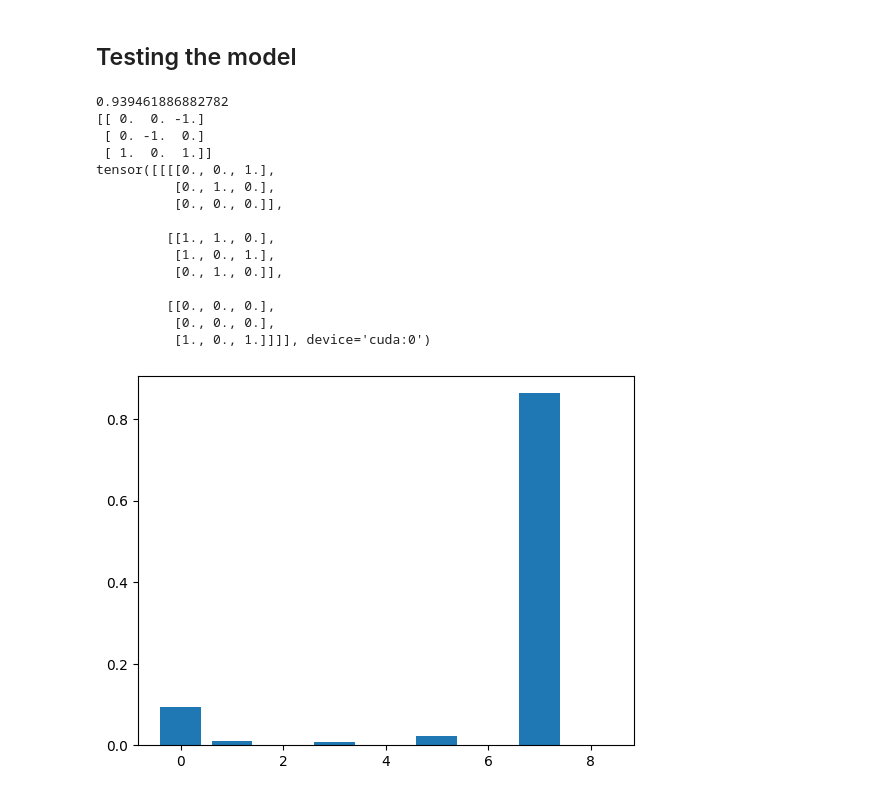
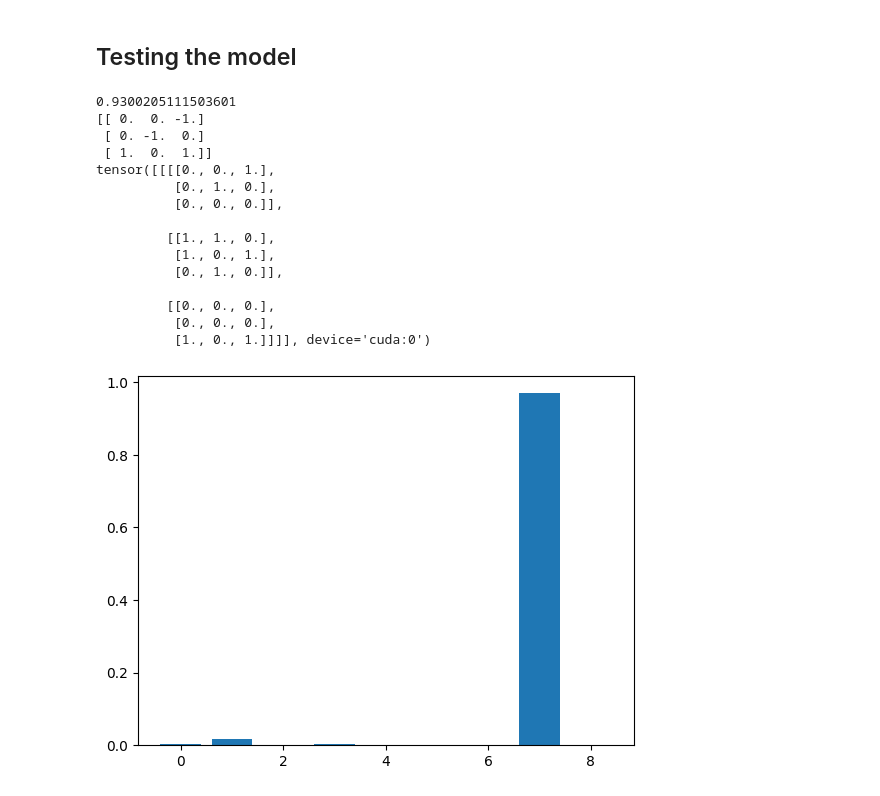
Before and after one commit to Hattinger04/PyTorchProjects, a Jupyter notebook: AlphaZero/AlphaZero.ipynb, the cells around one changed output. Drawn from its saved outputs; the diff is of its cells as text; code cells hidden in the pictures.

```diff
--- a/AlphaZero/AlphaZero.ipynb
+++ b/AlphaZero/AlphaZero.ipynb
@@ -45,6 +45,9 @@ class TicTacToe:
         self.row_count = 3
         self.column_count = 3
         self.action_size = self.row_count * self.column_count
+
+    def __repr__(self):
+        return "TicTacToe"
 
     def get_initial_state(self):
         return np.zeros((self.row_count, self.column_count))
@@ -94,4 +97,9 @@ class TicTacToe:
             (state == -1, state == 0, state == 1)
         ).astype(np.float32)
 
+        # check if batch dim exists
+        # if exists then correct the order
+        if len(state.shape) == 3:
+            encoded_state = np.swapaxes(encoded_state, 0, 1)
+
         return encoded_state
@@ -426,51 +693,53 @@ alphaZero.learn()
 # %% [markdown]
 ## Testing the model
 # %%
-tictactoe = TicTacToe()
+game = TicTacToe()
 
 device = torch.device("cuda" if torch.cuda.is_available() else "cpu")
 
-state = tictactoe.get_initial_state()
-state = tictactoe.get_next_state(state, 2, -1)
-state = tictactoe.get_next_state(state, 4, -1)
-state = tictactoe.get_next_state(state, 6, 1)
-state = tictactoe.get_next_state(state, 8, 1)
+state = game.get_initial_state()
+state = game.get_next_state(state, 2, -1)
+state = game.get_next_state(state, 4, -1)
+state = game.get_next_state(state, 6, 1)
+state = game.get_next_state(state, 8, 1)
 
 
-encoded_state = tictactoe.get_encoded_state(state)
+encoded_state = game.get_encoded_state(state)
 
 tensor_state = torch.tensor(encoded_state, device=device).unsqueeze(0)
 
-model = ResNet(tictactoe, 4, 64, device=device)
-model.load_state_dict(torch.load('model_2.pt', map_location=device))
+model = ResNet(game, 4, 64, device=device)
+model.load_state_dict(torch.load('model/model_3_TicTacToe.pt', map_location=device))
+# model = ResNet(game, 9, 128, device=device)
+# model.load_state_dict(torch.load('model/model_1_ConnectFour.pt', map_location=device))
 model.eval()
 
 policy, value = model(tensor_state)
 value = value.item()
 policy = torch.softmax(policy, axis=1).squeeze(0).detach().cpu().numpy()
 
 print(value)
 
 print(state)
 print(tensor_state)
 
-plt.bar(range(tictactoe.action_size), policy)
+plt.bar(range(game.action_size), policy)
 plt.show()
 # %% [output]
-0.939461886882782
+0.9300205111503601
 [[ 0.  0. -1.]
  [ 0. -1.  0.]
  [ 1.  0.  1.]]
 tensor([[[[0., 0., 1.],
           [0., 1., 0.],
           [0., 0., 0.]],
 
          [[1., 1., 0.],
           [1., 0., 1.],
           [0., 1., 0.]],
 
          [[0., 0., 0.],
           [0., 0., 0.],
           [1., 0., 1.]]]], device='cuda:0')
-[figure, old version]
+[figure, new version]
 # %%
```
Also changed, not shown: parts of 10 cells of this notebook, 8 other files.
